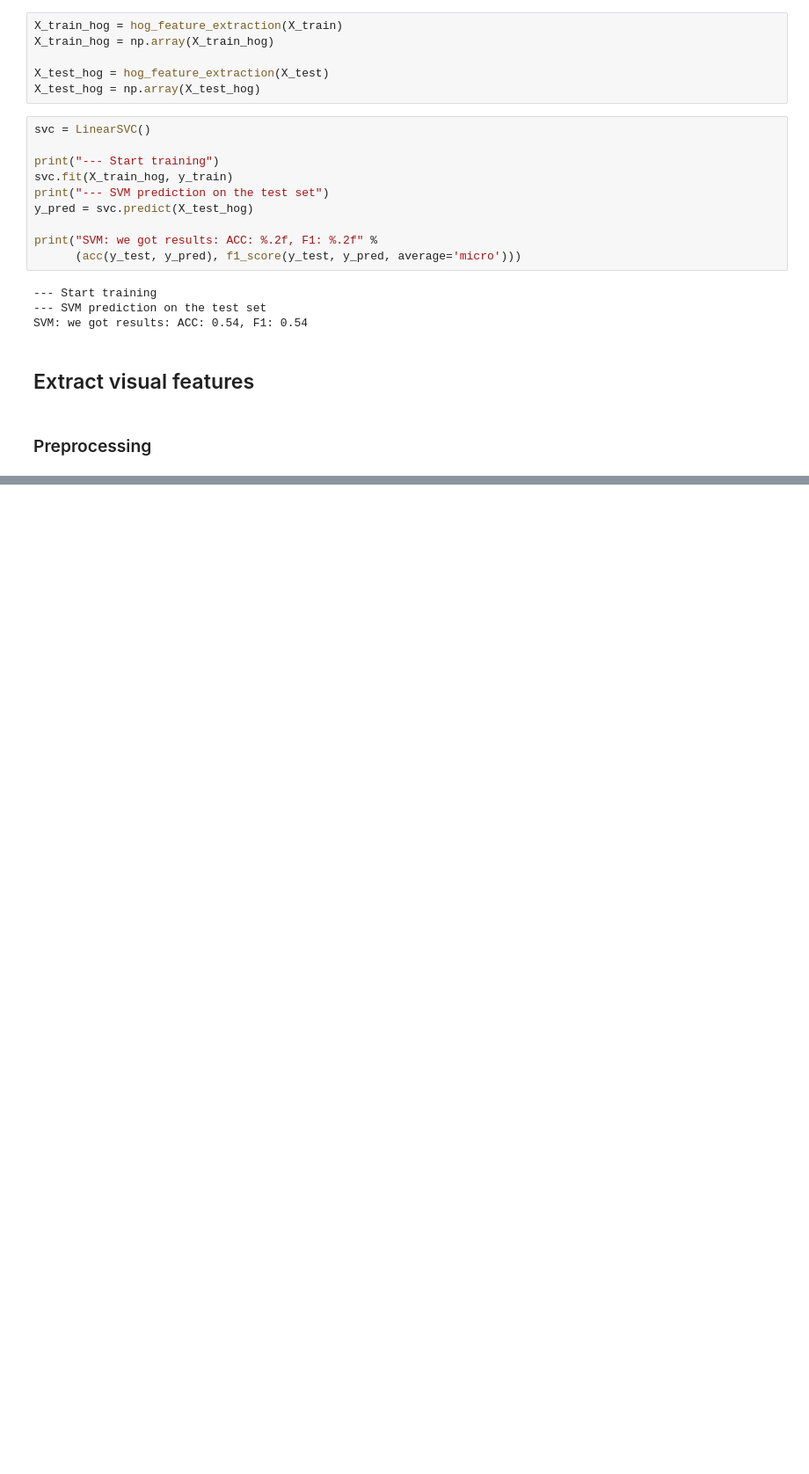
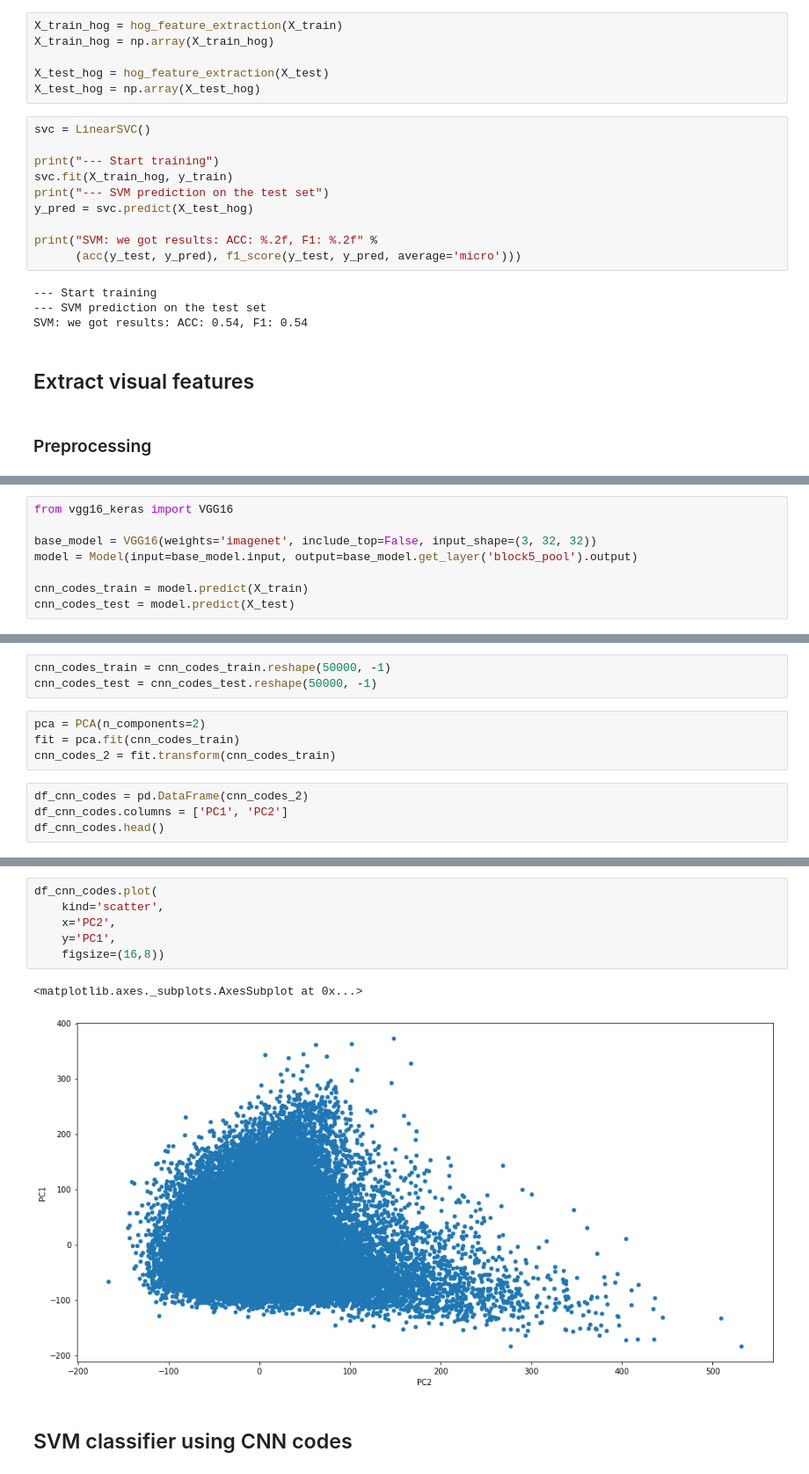
Before and after one commit to maciejbiesek/CIFAR10-VGG16, a Jupyter notebook: solution.ipynb, the cells around one changed output, grey strips where cells are left out. Shown at 88% size. Saved outputs shown, nothing was run; the diff lists cells and outputs as text; blank space fills up the shorter version.

```diff
--- a/solution.ipynb
+++ b/solution.ipynb
@@ -162,0 +160,8 @@ ValueError: The shape of the input to "Flatten" is not fully defined (got (0, 7,
+# %%
+from vgg16_keras import VGG16
+
+base_model = VGG16(weights='imagenet', include_top=False, input_shape=(3, 32, 32))
+model = Model(input=base_model.input, output=base_model.get_layer('block5_pool').output)
+
+cnn_codes_train = model.predict(X_train)
+cnn_codes_test = model.predict(X_test)
@@ -162,0 +175,11 @@ ValueError: The shape of the input to "Flatten" is not fully defined (got (0, 7,
+# %%
+cnn_codes_train = cnn_codes_train.reshape(50000, -1)
+cnn_codes_test = cnn_codes_test.reshape(50000, -1)
+# %%
+pca = PCA(n_components=2)
+fit = pca.fit(cnn_codes_train)
+cnn_codes_2 = fit.transform(cnn_codes_train)
+# %%
+df_cnn_codes = pd.DataFrame(cnn_codes_2)
+df_cnn_codes.columns = ['PC1', 'PC2']
+df_cnn_codes.head()
@@ -162,0 +193,11 @@ ValueError: The shape of the input to "Flatten" is not fully defined (got (0, 7,
+# %%
+df_cnn_codes.plot(
+    kind='scatter',
+    x='PC2',
+    y='PC1',
+    figsize=(16,8))
+# %% [output]
+<matplotlib.axes._subplots.AxesSubplot at 0x...>
+[figure, added]
+# %% [markdown]
+## SVM classifier using CNN codes
```
Also changed, not shown: parts of 12 cells of this notebook, 2 other files.
